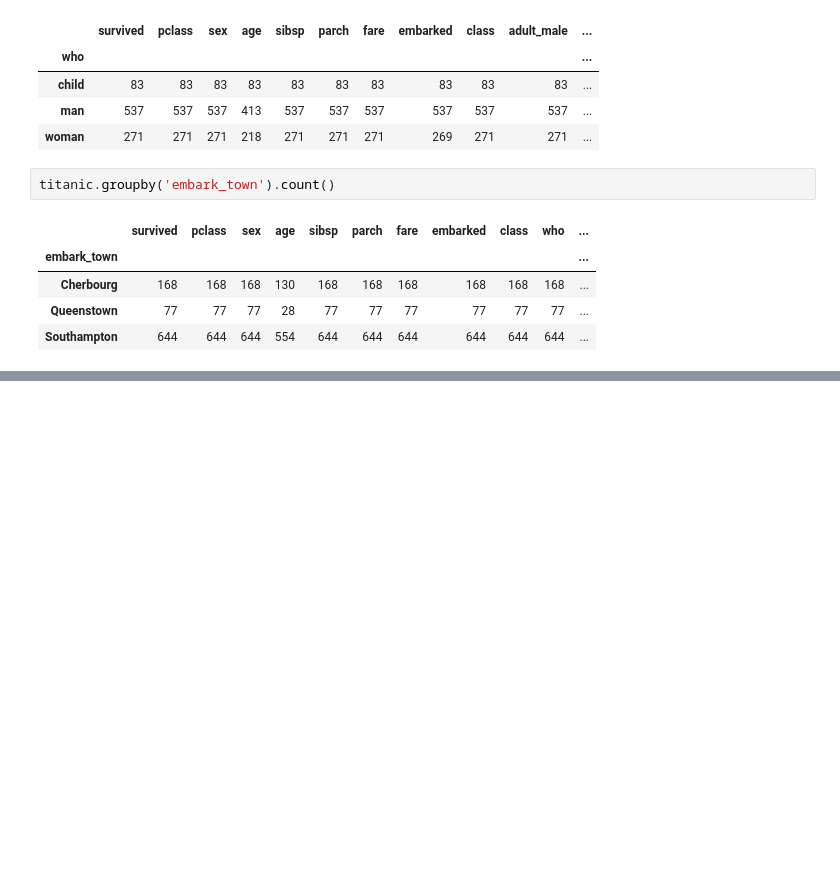
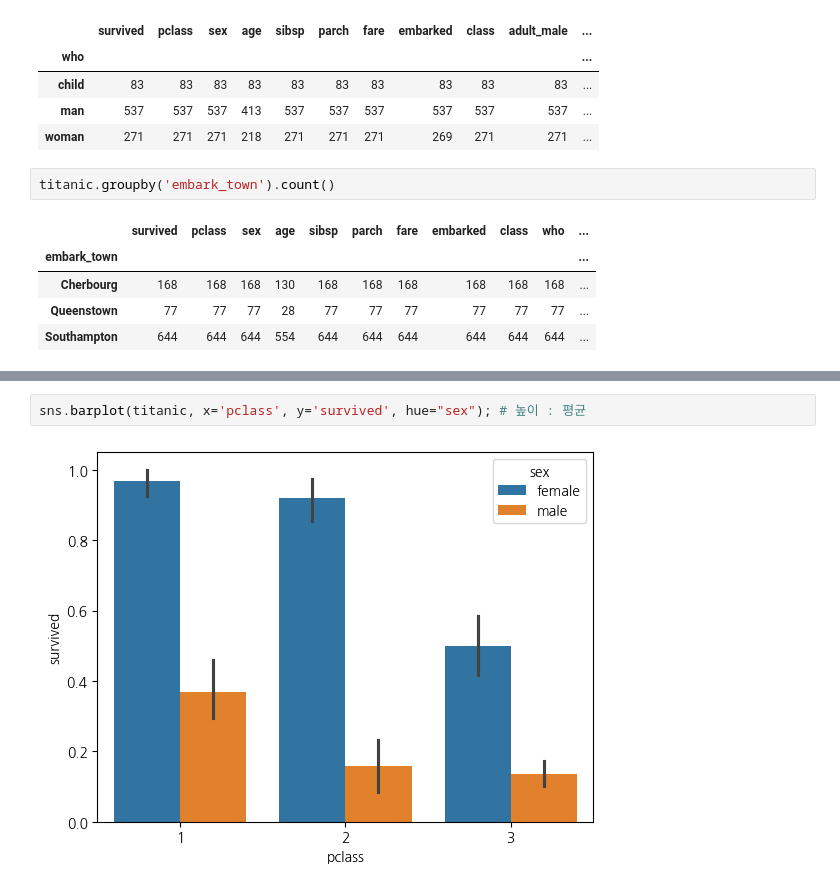
Before and after one commit to martinkim1/2024-1-my-BDA, a Jupyter notebook: inclass/02w_0319_tue_dataframe_basic.ipynb, the cells around one changed output, grey strips where cells are left out. Cells and saved outputs as stored; diff of their text form; blank space fills up the shorter version.

```diff
--- a/inclass/02w_0319_tue_dataframe_basic.ipynb
+++ b/inclass/02w_0319_tue_dataframe_basic.ipynb
@@ -258,0 +277,4 @@ titanic.groupby('embark_town').count()
+# %%
+sns.barplot(titanic, x='pclass', y='survived', hue="sex"); # 높이 : 평균
+# %% [output]
+[figure, added]
```
Also changed, not shown: parts of 44 cells of this notebook.
